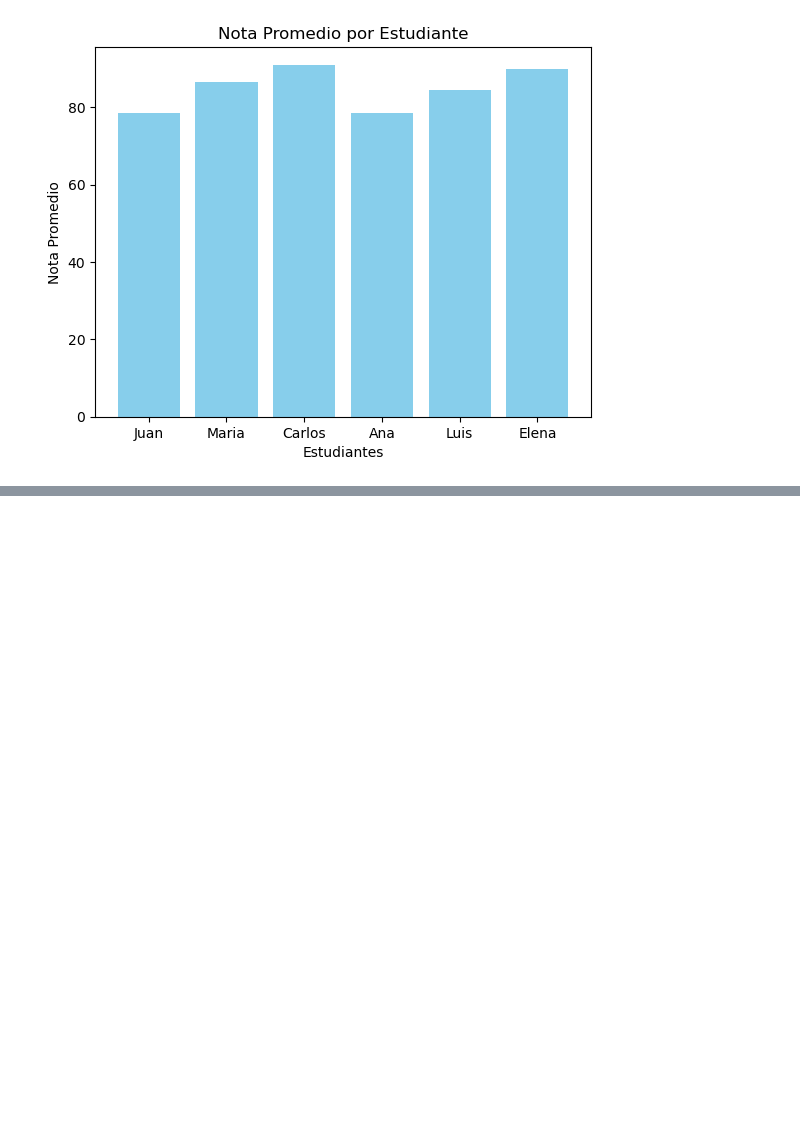
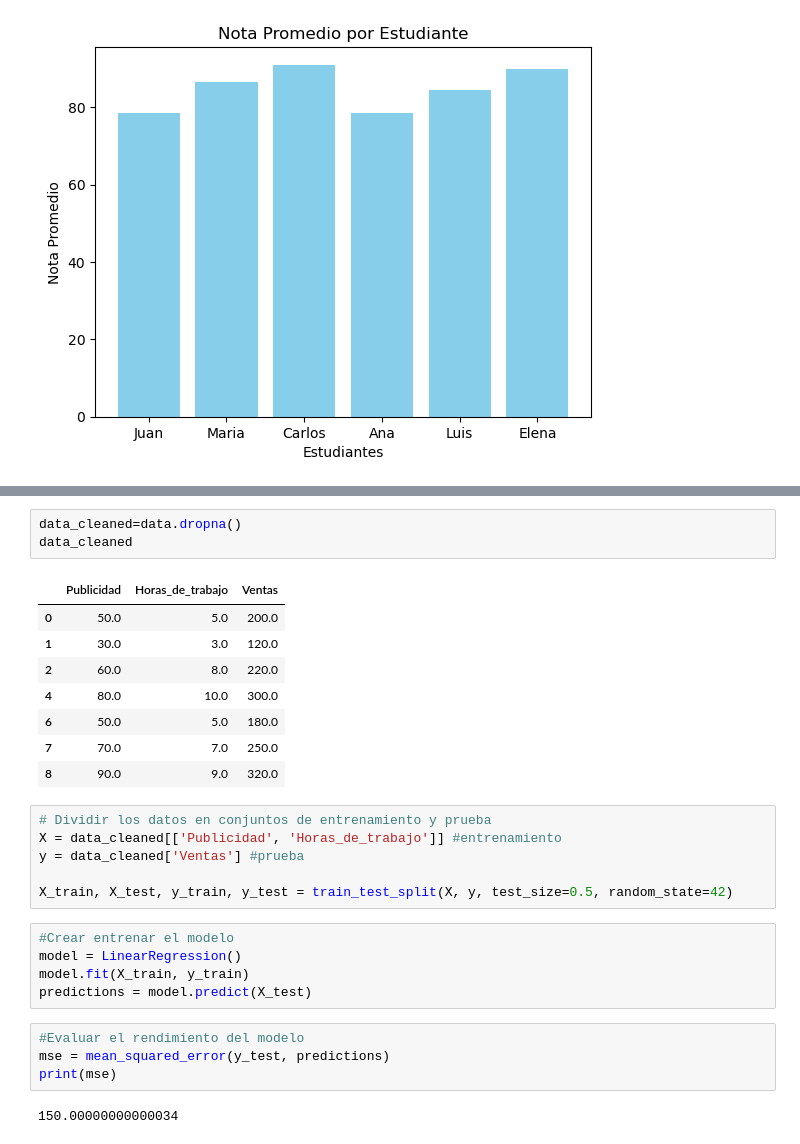
Before and after one commit to PyarmandoCode/Python_MA, a Jupyter notebook: Clase05/Clase05.ipynb, the cells around one changed output, grey strips where cells are left out. Saved outputs shown, nothing was run; the diff lists cells and outputs as text; blank space fills up the shorter version.

```diff
--- a/Clase05/Clase05.ipynb
+++ b/Clase05/Clase05.ipynb
@@ -107,0 +142,29 @@ plt.show()
+# %%
+data_cleaned=data.dropna()
+data_cleaned
+# %% [output]
+|  | Publicidad | Horas_de_trabajo | Ventas |
+| 0 | 50.0 | 5.0 | 200.0 |
+| 1 | 30.0 | 3.0 | 120.0 |
+| 2 | 60.0 | 8.0 | 220.0 |
+| 4 | 80.0 | 10.0 | 300.0 |
+| 6 | 50.0 | 5.0 | 180.0 |
+| 7 | 70.0 | 7.0 | 250.0 |
+| 8 | 90.0 | 9.0 | 320.0 |
+# %%
+# Dividir los datos en conjuntos de entrenamiento y prueba
+X = data_cleaned[['Publicidad', 'Horas_de_trabajo']] #entrenamiento
+y = data_cleaned['Ventas'] #prueba
+
+X_train, X_test, y_train, y_test = train_test_split(X, y, test_size=0.5, random_state=42)
+# %%
+#Crear entrenar el modelo
+model = LinearRegression()
+model.fit(X_train, y_train)
+predictions = model.predict(X_test)
+# %%
+#Evaluar el rendimiento del modelo
+mse = mean_squared_error(y_test, predictions)
+print(mse)
+# %% [output]
+150.00000000000034
```
Also changed, not shown: parts of 4 cells of this notebook.
